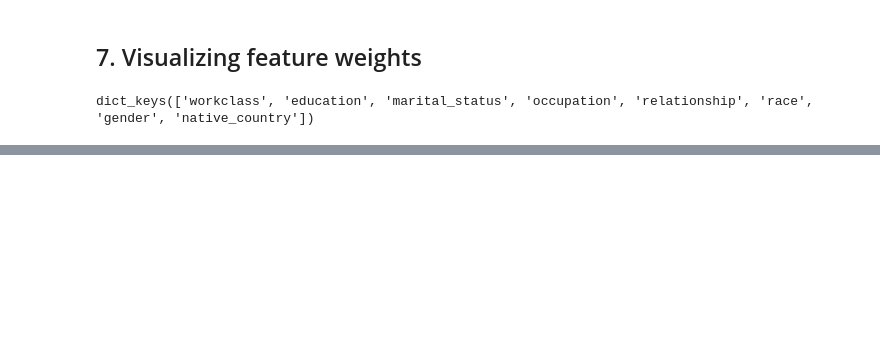
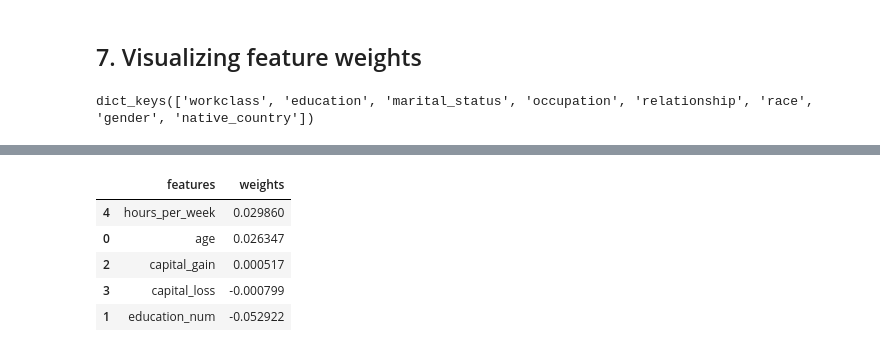
Before and after one commit to GretelDePaepe/UdemyTensorflowCourse, a Jupyter notebook: Classification-Exercise-TensorFlow.ipynb, the cells around one changed output, grey strips where cells are left out. Drawn from its saved outputs; the diff is of its cells as text; code cells hidden in the pictures; blank space fills up the shorter version.

```diff
--- a/Classification-Exercise-TensorFlow.ipynb
+++ b/Classification-Exercise-TensorFlow.ipynb
@@ -489,0 +500,9 @@ for cat_feat in cat_feat_dict.keys():
+# %%
+num_feature_importance
+# %% [output]
+|  | features | weights |
+| 4 | hours_per_week | 0.029860 |
+| 0 | age | 0.026347 |
+| 2 | capital_gain | 0.000517 |
+| 3 | capital_loss | -0.000799 |
+| 1 | education_num | -0.052922 |
```
Also changed, not shown: parts of 13 cells of this notebook.
